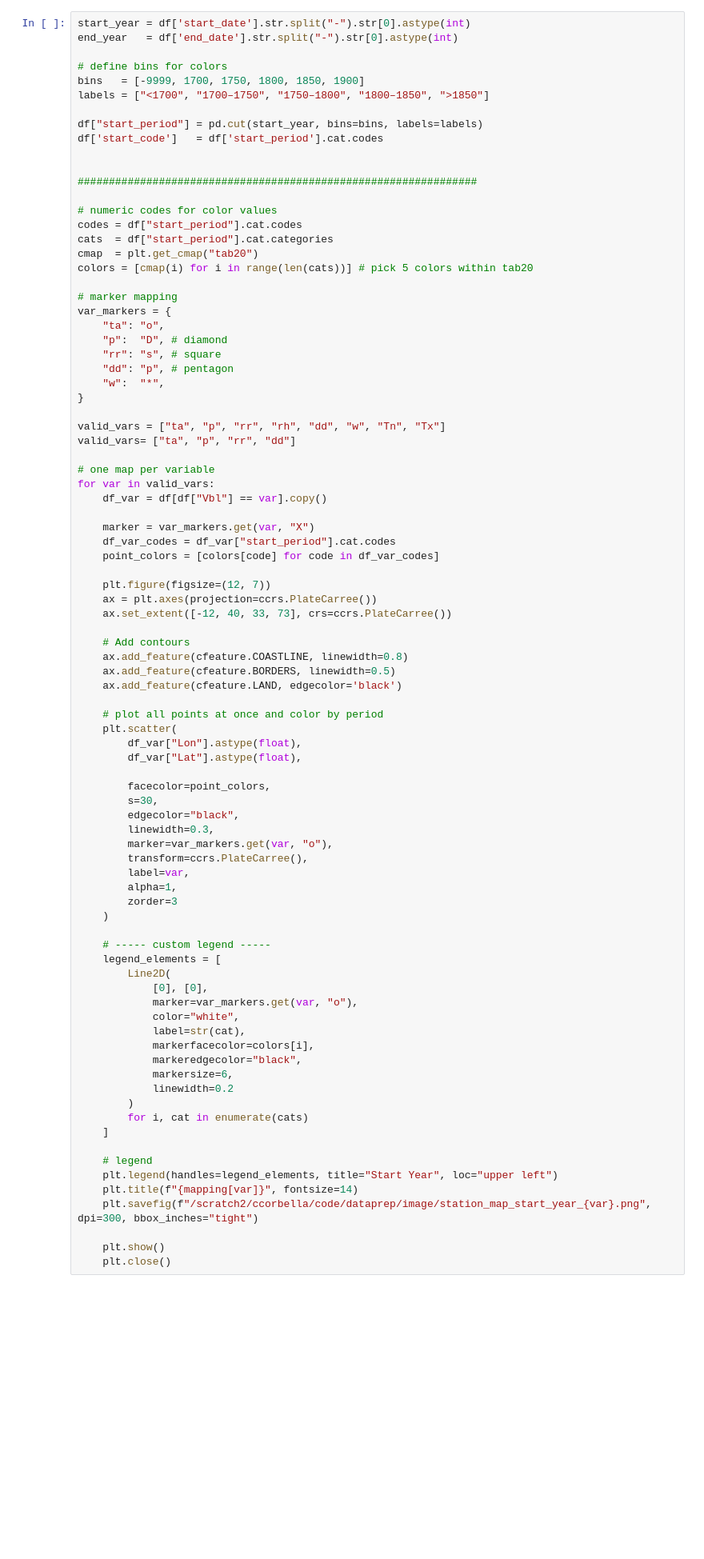
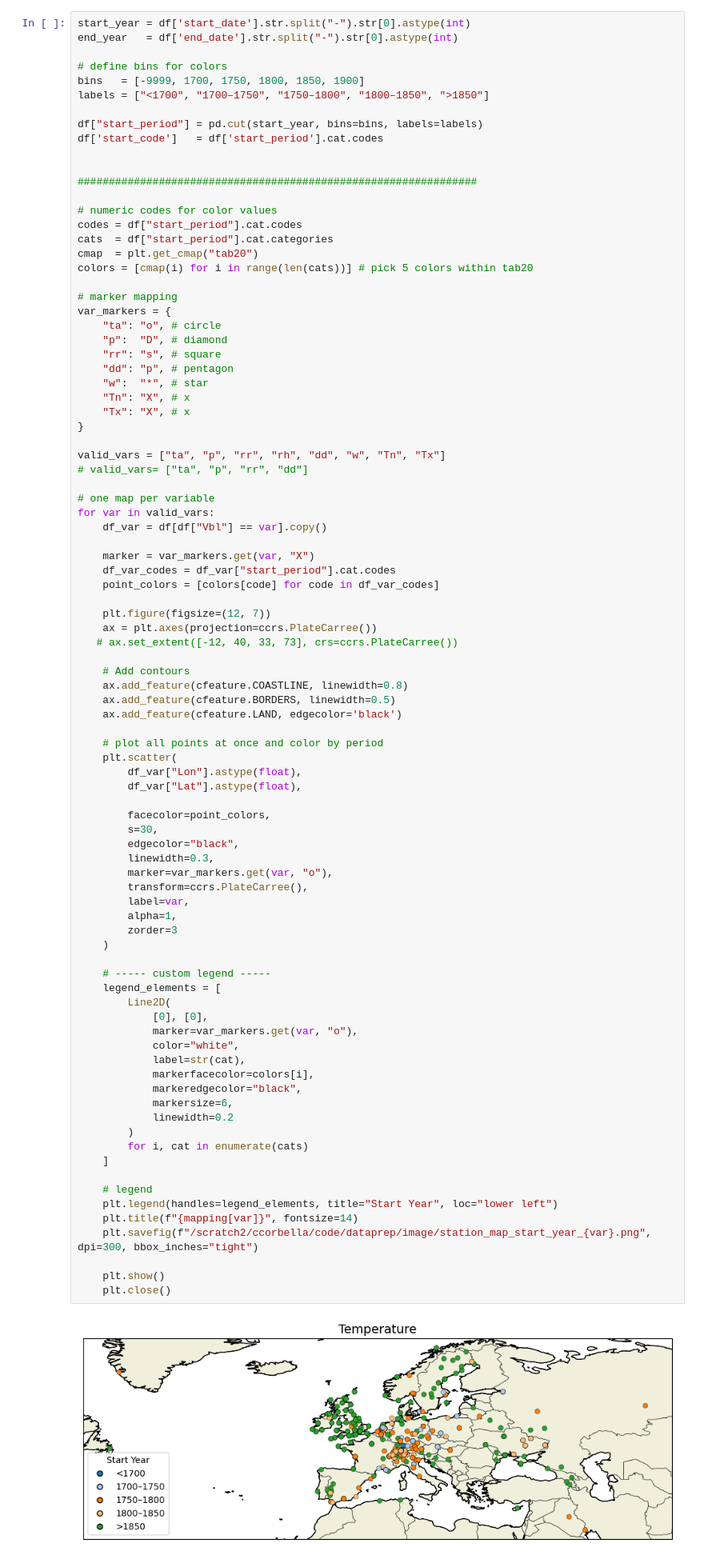
Before and after one commit to carlotatrx/dataprep, a Jupyter notebook: plots4paper.ipynb, the cells around one changed output. Shown at 80% size. Saved outputs shown, nothing was run; the diff lists cells and outputs as text; blank space fills up the shorter version.

```diff
--- a/plots4paper.ipynb
+++ b/plots4paper.ipynb
@@ -270,15 +319,17 @@ colors = [cmap(i) for i in range(len(cats))] # pick 5 colors within tab20
 
 # marker mapping
 var_markers = {
-    "ta": "o",
+    "ta": "o", # circle
     "p":  "D", # diamond
     "rr": "s", # square
     "dd": "p", # pentagon
-    "w":  "*",
+    "w":  "*", # star
+    "Tn": "X", # x
+    "Tx": "X", # x
 }
 
 valid_vars = ["ta", "p", "rr", "rh", "dd", "w", "Tn", "Tx"]
-valid_vars= ["ta", "p", "rr", "dd"]
+# valid_vars= ["ta", "p", "rr", "dd"]
 
 # one map per variable
 for var in valid_vars:
@@ -290,7 +341,7 @@ for var in valid_vars:
 
     plt.figure(figsize=(12, 7))
     ax = plt.axes(projection=ccrs.PlateCarree())
-    ax.set_extent([-12, 40, 33, 73], crs=ccrs.PlateCarree())
+   # ax.set_extent([-12, 40, 33, 73], crs=ccrs.PlateCarree())
 
     # Add contours
     ax.add_feature(cfeature.COASTLINE, linewidth=0.8)
@@ -307,31 +358,33 @@ for var in valid_vars:
         edgecolor="black",
         linewidth=0.3,
         marker=var_markers.get(var, "o"),
         transform=ccrs.PlateCarree(),
         label=var,
         alpha=1,
         zorder=3
     )
 
     # ----- custom legend -----
     legend_elements = [
         Line2D(
             [0], [0],
             marker=var_markers.get(var, "o"),
             color="white",
             label=str(cat),
             markerfacecolor=colors[i],
             markeredgecolor="black",
             markersize=6,
             linewidth=0.2
         )
         for i, cat in enumerate(cats)
     ]
 
     # legend
-    plt.legend(handles=legend_elements, title="Start Year", loc="upper left")
+    plt.legend(handles=legend_elements, title="Start Year", loc="lower left")
     plt.title(f"{mapping[var]}", fontsize=14)
     plt.savefig(f"/scratch2/ccorbella/code/dataprep/image/station_map_start_year_{var}.png", dpi=300, bbox_inches="tight")
 
     plt.show()
     plt.close()
+# %% [output]
+[figure, added]
```
Also changed, not shown: parts of 16 cells of this notebook, 30 other files.
